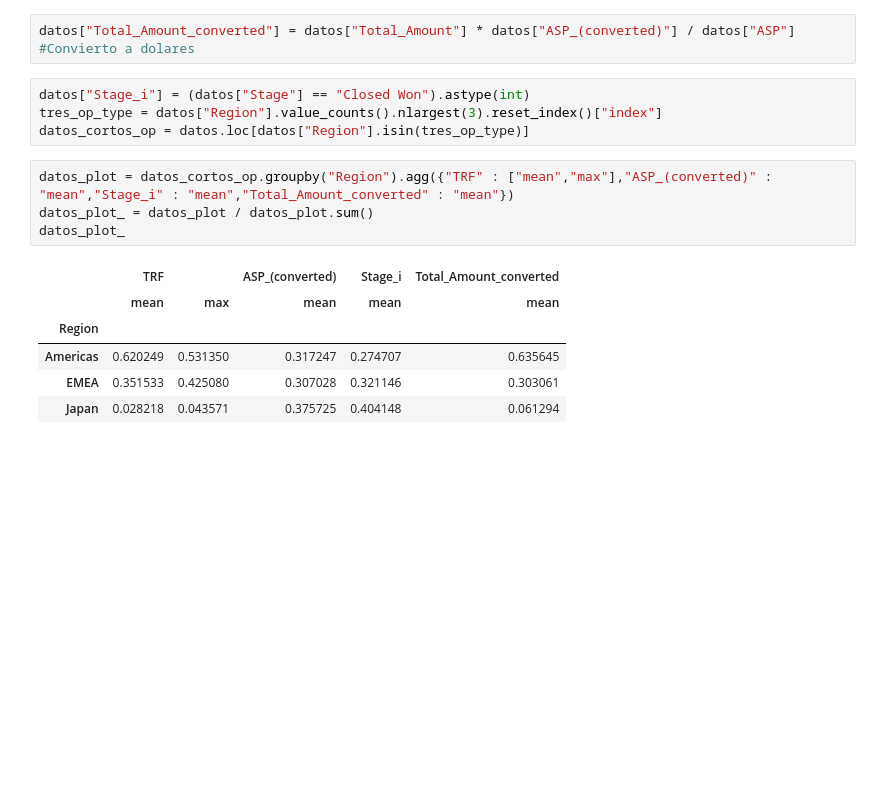
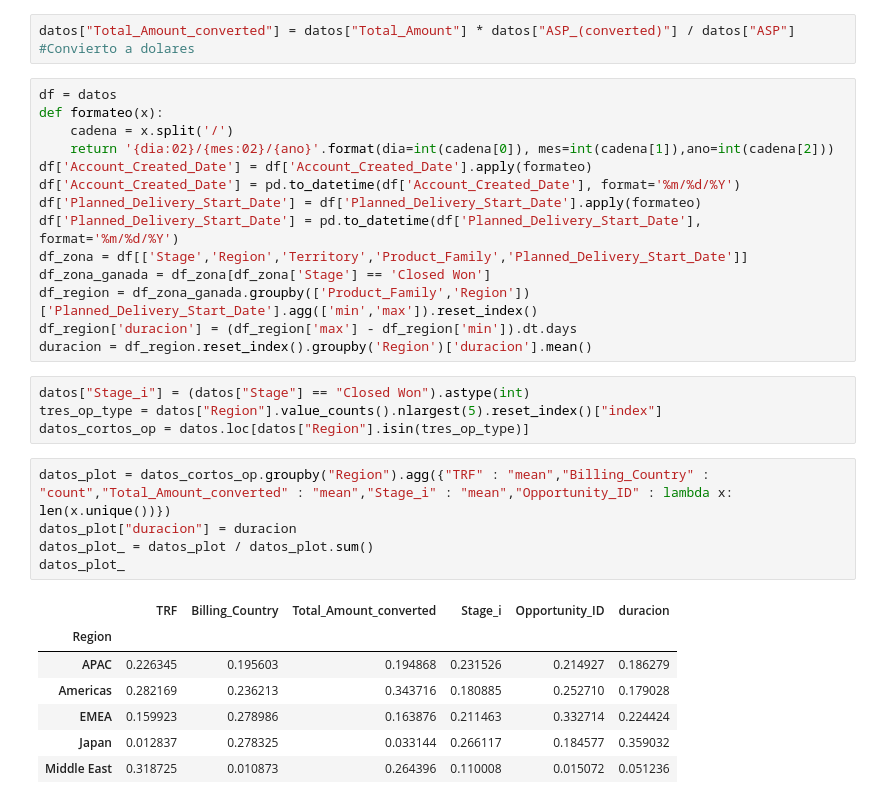
Before and after one commit to gianbelinche/TP1-OrgaDeDatos, a Jupyter notebook: Insights/radar chart.ipynb, the cells around one changed output. Cells and saved outputs as stored; diff of their text form; blank space fills up the shorter version.

```diff
--- a/Insights/radar chart.ipynb
+++ b/Insights/radar chart.ipynb
@@ -15,18 +15,34 @@ from math import pi
 datos = datos.loc[datos["ASP"] != 0]
 # %%
 datos["Total_Amount_converted"] = datos["Total_Amount"] * datos["ASP_(converted)"] / datos["ASP"] #Convierto a dolares
+# %%
+df = datos
+def formateo(x):
+    cadena = x.split('/')
+    return '{dia:02}/{mes:02}/{ano}'.format(dia=int(cadena[0]), mes=int(cadena[1]),ano=int(cadena[2]))
+df['Account_Created_Date'] = df['Account_Created_Date'].apply(formateo)
+df['Account_Created_Date'] = pd.to_datetime(df['Account_Created_Date'], format='%m/%d/%Y')
+df['Planned_Delivery_Start_Date'] = df['Planned_Delivery_Start_Date'].apply(formateo)
+df['Planned_Delivery_Start_Date'] = pd.to_datetime(df['Planned_Delivery_Start_Date'], format='%m/%d/%Y')
+df_zona = df[['Stage','Region','Territory','Product_Family','Planned_Delivery_Start_Date']]
+df_zona_ganada = df_zona[df_zona['Stage'] == 'Closed Won']
+df_region = df_zona_ganada.groupby(['Product_Family','Region'])['Planned_Delivery_Start_Date'].agg(['min','max']).reset_index()
+df_region['duracion'] = (df_region['max'] - df_region['min']).dt.days
+duracion = df_region.reset_index().groupby('Region')['duracion'].mean()
 # %%
 datos["Stage_i"] = (datos["Stage"] == "Closed Won").astype(int)
-tres_op_type = datos["Region"].value_counts().nlargest(3).reset_index()["index"]
+tres_op_type = datos["Region"].value_counts().nlargest(5).reset_index()["index"]
 datos_cortos_op = datos.loc[datos["Region"].isin(tres_op_type)]
 # %%
-datos_plot = datos_cortos_op.groupby("Region").agg({"TRF" : ["mean","max"],"ASP_(converted)" : "mean","Stage_i" : "mean","Total_Amount_converted" : "mean"})
+datos_plot = datos_cortos_op.groupby("Region").agg({"TRF" : "mean","Billing_Country" : "count","Total_Amount_converted" : "mean","Stage_i" : "mean","Opportunity_ID" : lambda x: len(x.unique())})
+datos_plot["duracion"] = duracion
 datos_plot_ = datos_plot / datos_plot.sum()
 datos_plot_
 # %% [output]
-|  | TRF |  | ASP_(converted) | Stage_i | Total_Amount_converted |
-|  | mean | max | mean | mean | mean |
-| Region |  |  |  |  |  |
-| Americas | 0.620249 | 0.531350 | 0.317247 | 0.274707 | 0.635645 |
-| EMEA | 0.351533 | 0.425080 | 0.307028 | 0.321146 | 0.303061 |
-| Japan | 0.028218 | 0.043571 | 0.375725 | 0.404148 | 0.061294 |
+|  | TRF | Billing_Country | Total_Amount_converted | Stage_i | Opportunity_ID | duracion |
+| Region |  |  |  |  |  |  |
+| APAC | 0.226345 | 0.195603 | 0.194868 | 0.231526 | 0.214927 | 0.186279 |
+| Americas | 0.282169 | 0.236213 | 0.343716 | 0.180885 | 0.252710 | 0.179028 |
+| EMEA | 0.159923 | 0.278986 | 0.163876 | 0.211463 | 0.332714 | 0.224424 |
+| Japan | 0.012837 | 0.278325 | 0.033144 | 0.266117 | 0.184577 | 0.359032 |
+| Middle East | 0.318725 | 0.010873 | 0.264396 | 0.110008 | 0.015072 | 0.051236 |
```
Also changed, not shown: parts of 2 cells of this notebook.
